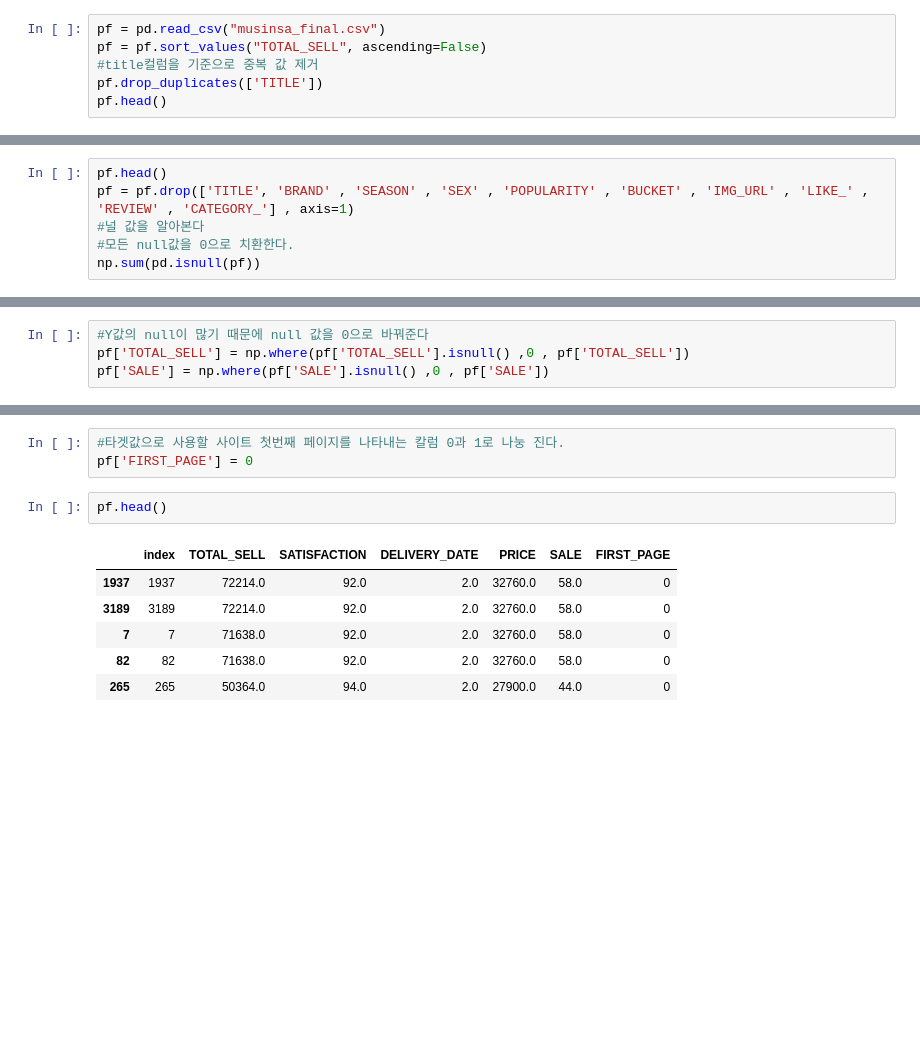
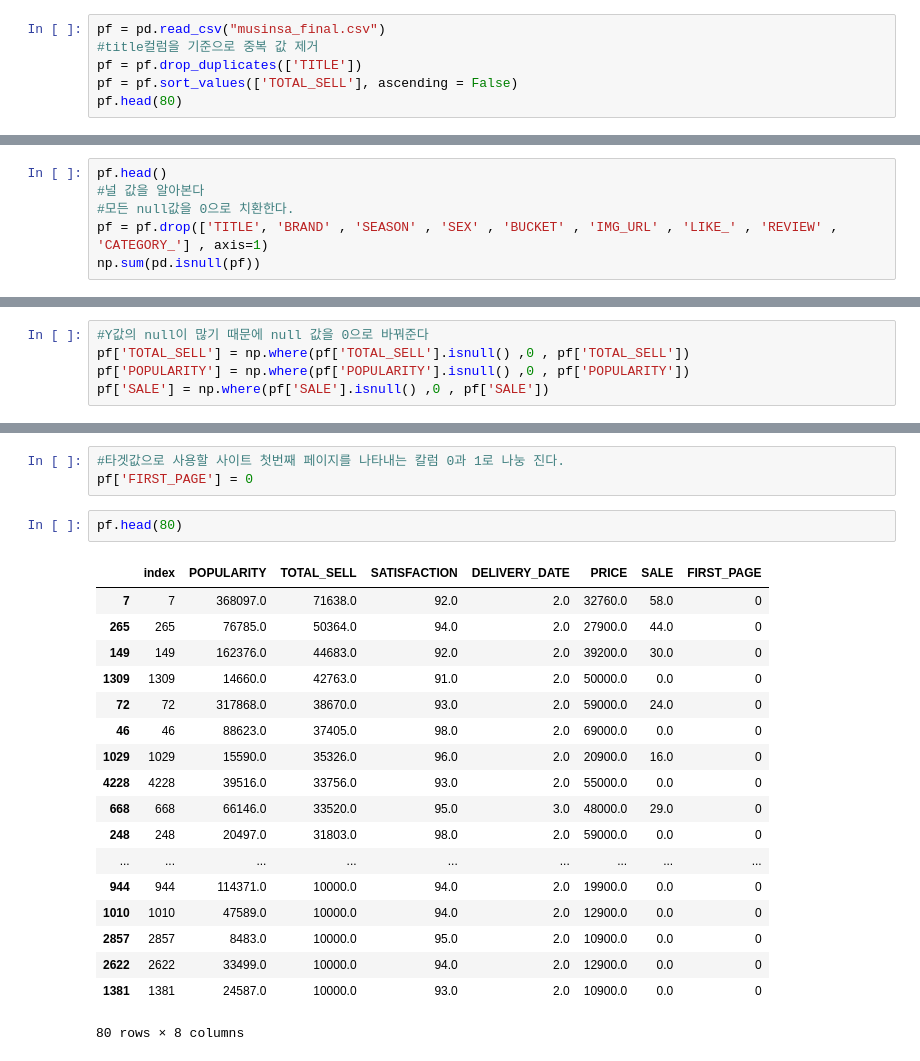
Before and after one commit to yiyejyn/ClothesSalesAnalysis, a Jupyter notebook: 데이터 분석.ipynb, the cells around one changed output, grey strips where cells are left out. Saved outputs shown, nothing was run; the diff lists cells and outputs as text; blank space fills up the shorter version.

```diff
--- a/데이터 분석.ipynb
+++ b/데이터 분석.ipynb
@@ -5,9 +5,9 @@ import matplotlib.pyplot as plt
 from collections import Counter
 # %%
 pf = pd.read_csv("musinsa_final.csv")
-pf = pf.sort_values("TOTAL_SELL", ascending=False)
 #title컬럼을 기준으로 중복 값 제거
-pf.drop_duplicates(['TITLE'])
-pf.head()
+pf = pf.drop_duplicates(['TITLE'])
+pf = pf.sort_values(['TOTAL_SELL'], ascending = False)
+pf.head(80)
 # %% [output]
 |  | index | TITLE | BRAND | SEASON | SEX | POPULARITY | BUCKET | TOTAL_SELL | LIKE_ | REVIEW | ... |
@@ -19,8 +31,8 @@ pf.head()
 # %%
 pf.head()
-pf = pf.drop(['TITLE', 'BRAND' , 'SEASON' , 'SEX' , 'POPULARITY' , 'BUCKET' , 'IMG_URL' , 'LIKE_' , 'REVIEW' , 'CATEGORY_'] , axis=1)
 #널 값을 알아본다
 #모든 null값을 0으로 치환한다.
+pf = pf.drop(['TITLE', 'BRAND' , 'SEASON' , 'SEX' , 'BUCKET' , 'IMG_URL' , 'LIKE_' , 'REVIEW' , 'CATEGORY_'] , axis=1)
 np.sum(pd.isnull(pf))
 # %% [output]
 index                0
@@ -33,6 +46,7 @@ dtype: int64
 # %%
 #Y값의 null이 많기 때문에 null 값을 0으로 바꿔준다
 pf['TOTAL_SELL'] = np.where(pf['TOTAL_SELL'].isnull() ,0 , pf['TOTAL_SELL'])
+pf['POPULARITY'] = np.where(pf['POPULARITY'].isnull() ,0 , pf['POPULARITY'])
 pf['SALE'] = np.where(pf['SALE'].isnull() ,0 , pf['SALE'])
 # %%
 #null값이 총 row의 10%를 넘어버리면 분석에 방해를 준다
@@ -42,11 +56,23 @@ pf = pf[pf.TOTAL_SELL !=0]
 #타겟값으로 사용할 사이트 첫번째 페이지를 나타내는 칼럼 0과 1로 나눙 진다.
 pf['FIRST_PAGE'] = 0
 # %%
-pf.head()
+pf.head(80)
 # %% [output]
-|  | index | TOTAL_SELL | SATISFACTION | DELIVERY_DATE | PRICE | SALE | FIRST_PAGE |
-| 1937 | 1937 | 72214.0 | 92.0 | 2.0 | 32760.0 | 58.0 | 0 |
-| 3189 | 3189 | 72214.0 | 92.0 | 2.0 | 32760.0 | 58.0 | 0 |
-| 7 | 7 | 71638.0 | 92.0 | 2.0 | 32760.0 | 58.0 | 0 |
-| 82 | 82 | 71638.0 | 92.0 | 2.0 | 32760.0 | 58.0 | 0 |
-| 265 | 265 | 50364.0 | 94.0 | 2.0 | 27900.0 | 44.0 | 0 |
+|  | index | POPULARITY | TOTAL_SELL | SATISFACTION | DELIVERY_DATE | PRICE | SALE | FIRST_PAGE |
+| 7 | 7 | 368097.0 | 71638.0 | 92.0 | 2.0 | 32760.0 | 58.0 | 0 |
+| 265 | 265 | 76785.0 | 50364.0 | 94.0 | 2.0 | 27900.0 | 44.0 | 0 |
+| 149 | 149 | 162376.0 | 44683.0 | 92.0 | 2.0 | 39200.0 | 30.0 | 0 |
+| 1309 | 1309 | 14660.0 | 42763.0 | 91.0 | 2.0 | 50000.0 | 0.0 | 0 |
+| 72 | 72 | 317868.0 | 38670.0 | 93.0 | 2.0 | 59000.0 | 24.0 | 0 |
+| 46 | 46 | 88623.0 | 37405.0 | 98.0 | 2.0 | 69000.0 | 0.0 | 0 |
+| 1029 | 1029 | 15590.0 | 35326.0 | 96.0 | 2.0 | 20900.0 | 16.0 | 0 |
+| 4228 | 4228 | 39516.0 | 33756.0 | 93.0 | 2.0 | 55000.0 | 0.0 | 0 |
+| 668 | 668 | 66146.0 | 33520.0 | 95.0 | 3.0 | 48000.0 | 29.0 | 0 |
+| 248 | 248 | 20497.0 | 31803.0 | 98.0 | 2.0 | 59000.0 | 0.0 | 0 |
+| ... | ... | ... | ... | ... | ... | ... | ... | ... |
+| 944 | 944 | 114371.0 | 10000.0 | 94.0 | 2.0 | 19900.0 | 0.0 | 0 |
+| 1010 | 1010 | 47589.0 | 10000.0 | 94.0 | 2.0 | 12900.0 | 0.0 | 0 |
+| 2857 | 2857 | 8483.0 | 10000.0 | 95.0 | 2.0 | 10900.0 | 0.0 | 0 |
+| 2622 | 2622 | 33499.0 | 10000.0 | 94.0 | 2.0 | 12900.0 | 0.0 | 0 |
+| 1381 | 1381 | 24587.0 | 10000.0 | 93.0 | 2.0 | 10900.0 | 0.0 | 0 |
+80 rows × 8 columns
```
Also changed, not shown: parts of 10 cells of this notebook, 2 other files.
